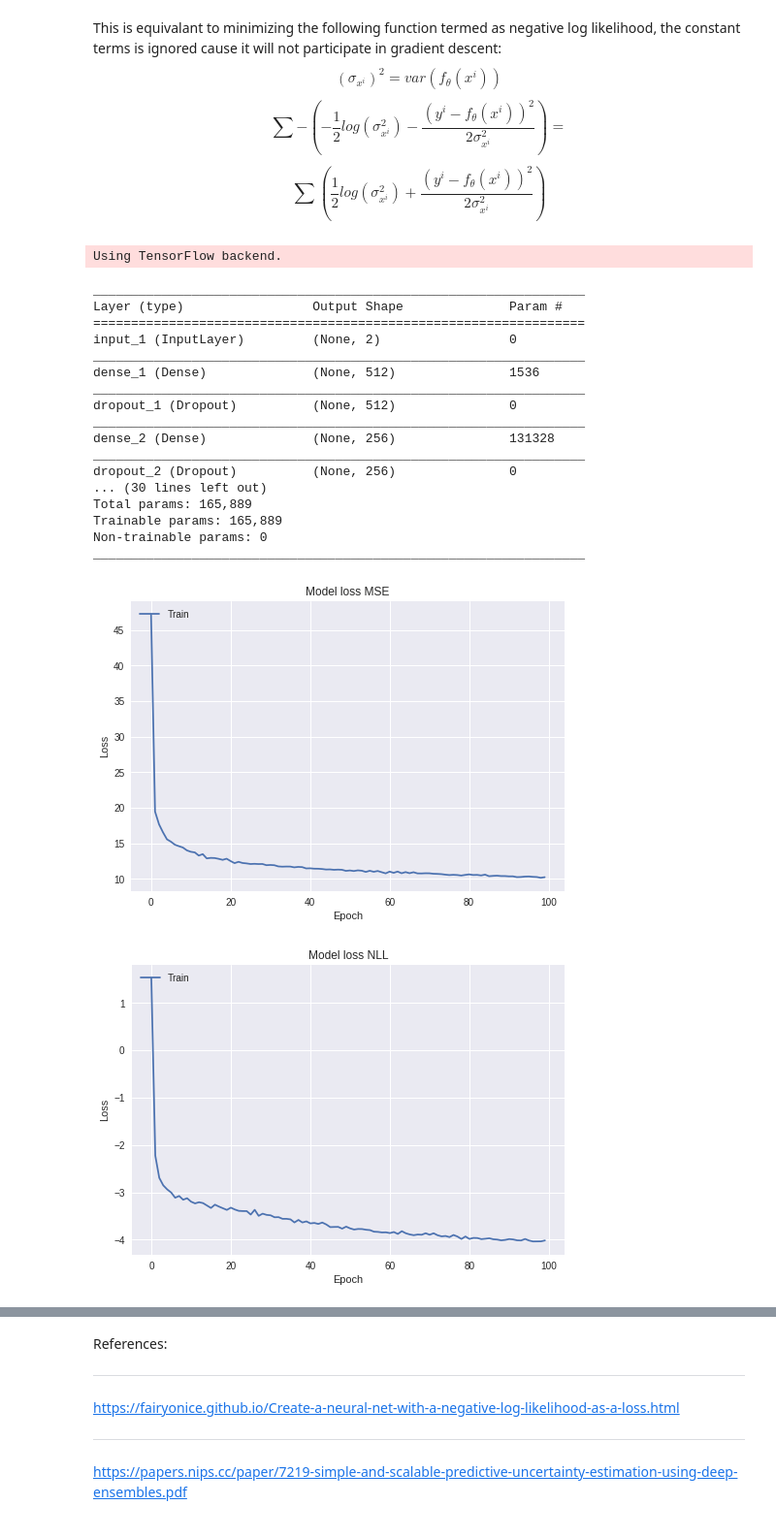
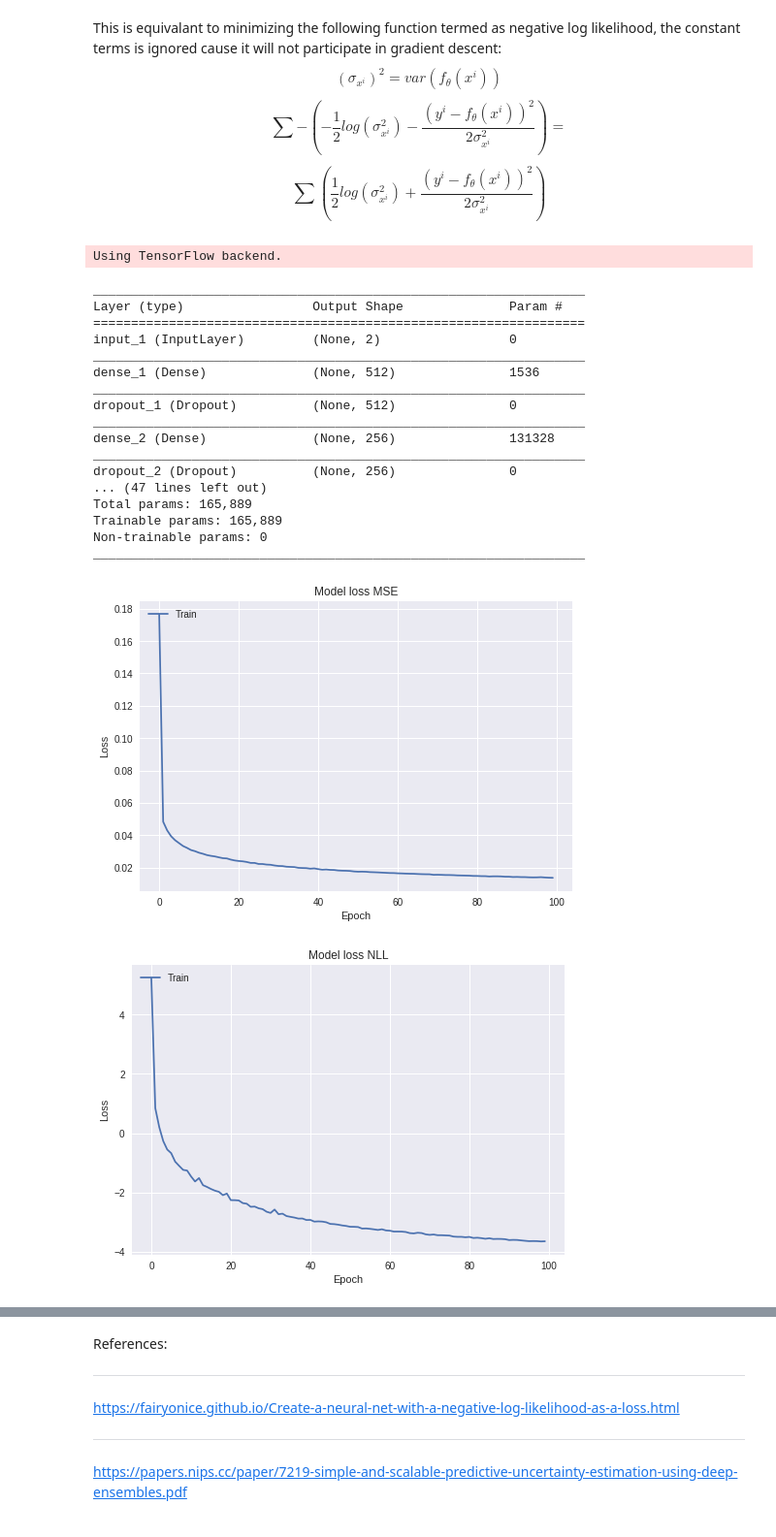
Before and after one commit to dragonheat123/nll_tryout, a Jupyter notebook: NLLexample.ipynb, the cells around one changed output, grey strips where cells are left out. Shown: that part at 97% size. Drawn from its saved outputs; the diff is of its cells as text; code cells hidden in the pictures.

```diff
--- a/NLLexample.ipynb
+++ b/NLLexample.ipynb
@@ -37,13 +37,13 @@ plt.title('true noise distribution')
 
 ### make features from xrange
 feat1 = 0.5*xrange+3
-feat2 = 0.5*np.sin(0.6*np.pi*xrange)
+feat2 = 0.5*np.sin(1.6*np.pi*xrange)
 y = feat1*feat2 + noise_funct
 y = y.astype('float32')
 realx = np.arange(-2,5,0.01)
 realx = realx.reshape(len(realx),1)
-realy = (0.5*realx+3)*0.5*np.sin(0.6*np.pi*realx)
-realx_c = np.concatenate((0.5*realx+3,0.5*np.sin(0.6*np.pi*realx)),axis=1)
+realy = (0.5*realx+3)*0.5*np.sin(1.6*np.pi*realx)
+realx_c = np.concatenate((0.5*realx+3,0.5*np.sin(1.6*np.pi*realx)),axis=1)
 realx_c = realx_c.astype('float32')
 
 plt.figure(2)
@@ -109,15 +109,15 @@ K.clear_session()
 
 input_layer = keras.Input(shape=(2,))
 #do_1 = keras.layers.Dropout(0.5)(input_layer, training=True)
-dense1 = keras.layers.Dense(512,activation='relu')(input_layer)
+dense1 = keras.layers.Dense(512,activation='relu', kernel_regularizer=keras.regularizers.l2(0.0001))(input_layer)
 do_2 = keras.layers.Dropout(0.5)(dense1, training=True)
-dense2 = keras.layers.Dense(256,activation='relu')(do_2)
+dense2 = keras.layers.Dense(256,activation='relu', kernel_regularizer=keras.regularizers.l2(0.0001))(do_2)
 do_3 = keras.layers.Dropout(0.5)(dense2, training=True)
-dense3 = keras.layers.Dense(128,activation='relu')(do_3)
+dense3 = keras.layers.Dense(128,activation='relu', kernel_regularizer=keras.regularizers.l2(0.0001))(do_3)
 do_4 = keras.layers.Dropout(0.5)(dense3, training=True)
 output_layer = keras.layers.Dense(1)(do_4)
 model = keras.Model(inputs=input_layer, outputs=output_layer)
-model.compile(loss='mape',optimizer='adagrad')
+model.compile(loss='mse',optimizer='adagrad')
 model.summary()
 
 def custom_loss(y_true, y_pred):
@@ -126,20 +126,30 @@ def custom_loss(y_true, y_pred):
 
 ainput_layer = keras.Input(shape=(2,))
 #do_1 = keras.layers.Dropout(0.5)(input_layer, training=True)
-adense1 = keras.layers.Dense(512,activation='relu')(ainput_layer)
+adense1 = keras.layers.Dense(512,activation='relu',kernel_regularizer=keras.regularizers.l2(0.01))(ainput_layer)
 ado_2 = keras.layers.Dropout(0.5)(adense1, training=True)
-adense2 = keras.layers.Dense(256,activation='relu')(ado_2)
+adense2 = keras.layers.Dense(256,activation='relu',kernel_regularizer=keras.regularizers.l2(0.01))(ado_2)
 ado_3 = keras.layers.Dropout(0.5)(adense2, training=True)
-adense3 = keras.layers.Dense(128,activation='relu')(ado_3)
+adense3 = keras.layers.Dense(128,activation='relu',kernel_regularizer=keras.regularizers.l2(0.01))(ado_3)
 ado_4 = keras.layers.Dropout(0.5)(adense3, training=True)
 aoutput_layer = keras.layers.Dense(1)(ado_4)
 model2 = keras.Model(inputs=ainput_layer, outputs=aoutput_layer)
 model2.compile(loss=custom_loss,optimizer='adagrad')
 model2.summary()
 
+binput_layer = keras.Input(shape=(2,))
+bdense1 = keras.layers.Dense(512,activation='relu')(binput_layer)
+bdense2 = keras.layers.Dense(256,activation='relu')(bdense1)
+bdense3 = keras.layers.Dense(128,activation='relu')(bdense2)
+boutput_layer = keras.layers.Dense(1)(bdense3)
+model3 = keras.Model(inputs=binput_layer, outputs=boutput_layer)
+model3.compile(loss="mse",optimizer='adagrad')
+model3.summary()
+
 
 history = model.fit(x_train, y_train, epochs=100, verbose=0, batch_size=1024)
 history2 = model2.fit(x_train, y_train, epochs=100, verbose=0, batch_size=1024)
+history3 = model3.fit(x_train, y_train, epochs=100, verbose=0, batch_size=1024)
 
 plt.figure(3)
 plt.plot(history.history['loss'])
@@ -147,33 +157,42 @@ plt.title('Model loss MSE')
 plt.ylabel('Loss')
 plt.xlabel('Epoch')
 plt.legend(['Train', 'Test'], loc='upper left')
 plt.show()
 
 plt.figure(4)
 plt.plot(history2.history['loss'])
 plt.title('Model loss NLL')
 plt.ylabel('Loss')
 plt.xlabel('Epoch')
 plt.legend(['Train', 'Test'], loc='upper left')
 plt.show()
+
+
+plt.figure(10)
+plt.plot(history3.history['loss'])
+plt.title('Model loss MSE - no dropout')
+plt.ylabel('Loss')
+plt.xlabel('Epoch')
+plt.legend(['Train', 'Test'], loc='upper left')
+plt.show()
 # %% [output]
 Using TensorFlow backend.
 _________________________________________________________________
 Layer (type)                 Output Shape              Param #
 =================================================================
 input_1 (InputLayer)         (None, 2)                 0
 _________________________________________________________________
 dense_1 (Dense)              (None, 512)               1536
 _________________________________________________________________
 dropout_1 (Dropout)          (None, 512)               0
 _________________________________________________________________
 dense_2 (Dense)              (None, 256)               131328
 _________________________________________________________________
 dropout_2 (Dropout)          (None, 256)               0
-... (30 lines left out)
+... (47 lines left out)
 Total params: 165,889
 Trainable params: 165,889
 Non-trainable params: 0
 _________________________________________________________________
-[figure, old version]
+[figure, new version]
-[figure, old version]
+[figure, new version]
```
Also changed, not shown: parts of 5 cells of this notebook.
